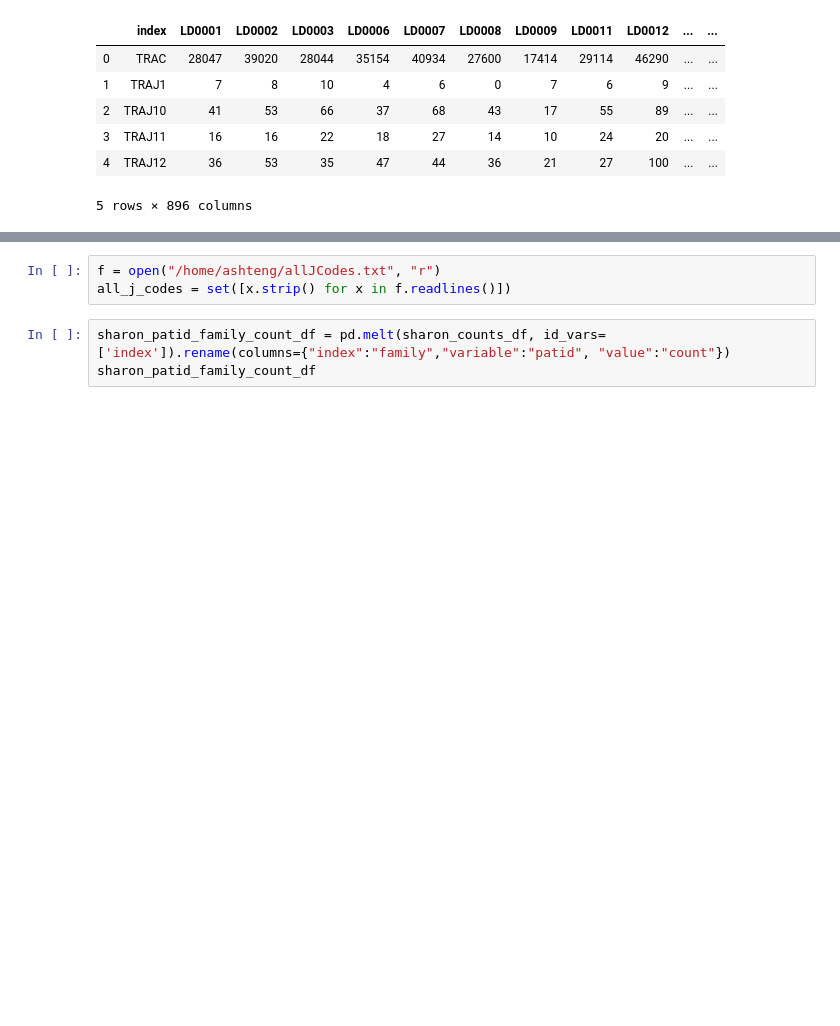
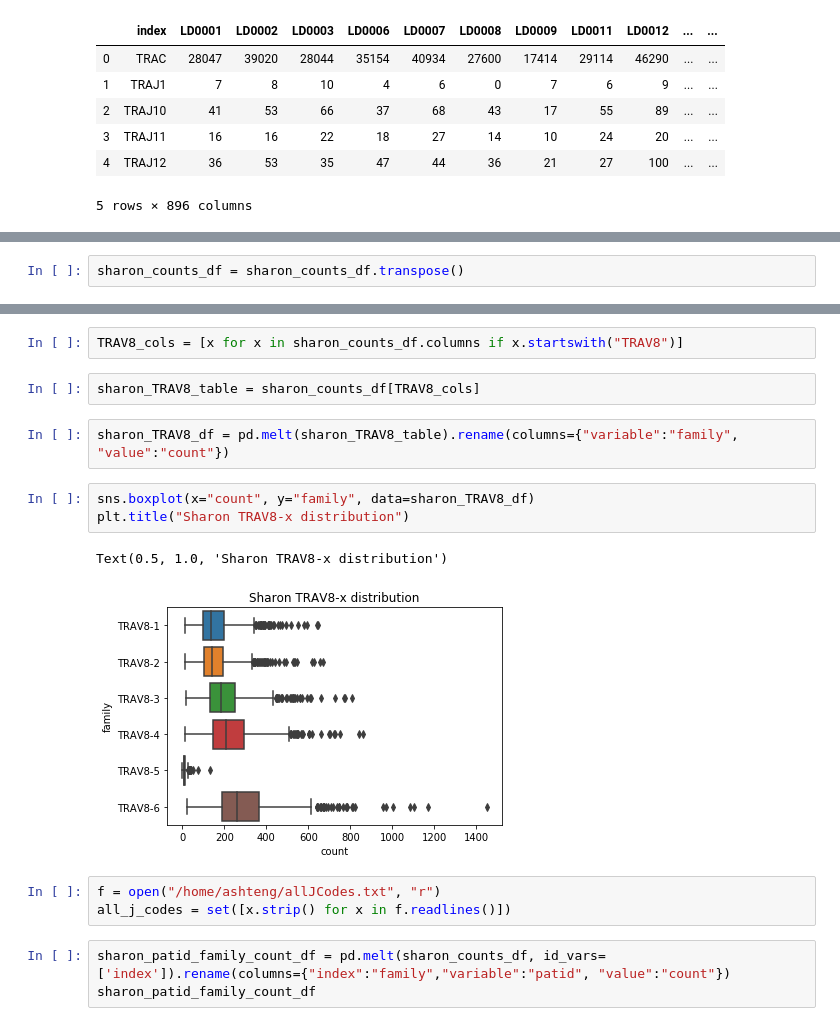
Before and after one commit to Mignot-Lab/TCR_usages, a Jupyter notebook: DGN_Sharon_Compute_Usage_Plotting.ipynb, the cells around one changed output, grey strips where cells are left out. Cells and saved outputs as stored; diff of their text form; blank space fills up the shorter version.

```diff
--- a/DGN_Sharon_Compute_Usage_Plotting.ipynb
+++ b/DGN_Sharon_Compute_Usage_Plotting.ipynb
@@ -22,0 +25,2 @@ sharon_counts_df.head()
+# %%
+sharon_counts_df = sharon_counts_df.transpose()
@@ -23,3 +43,15 @@ sharon_counts_df.head()
+# %%
+TRAV8_cols = [x for x in sharon_counts_df.columns if x.startswith("TRAV8")]
+# %%
+sharon_TRAV8_table = sharon_counts_df[TRAV8_cols]
+# %%
+sharon_TRAV8_df = pd.melt(sharon_TRAV8_table).rename(columns={"variable":"family", "value":"count"})
+# %%
+sns.boxplot(x="count", y="family", data=sharon_TRAV8_df)
+plt.title("Sharon TRAV8-x distribution")
+# %% [output]
+Text(0.5, 1.0, 'Sharon TRAV8-x distribution')
+[figure, added]
 # %%
 f = open("/home/ashteng/allJCodes.txt", "r")
 all_j_codes = set([x.strip() for x in f.readlines()])
```
Also changed, not shown: parts of 2 cells of this notebook, 20 other files.
